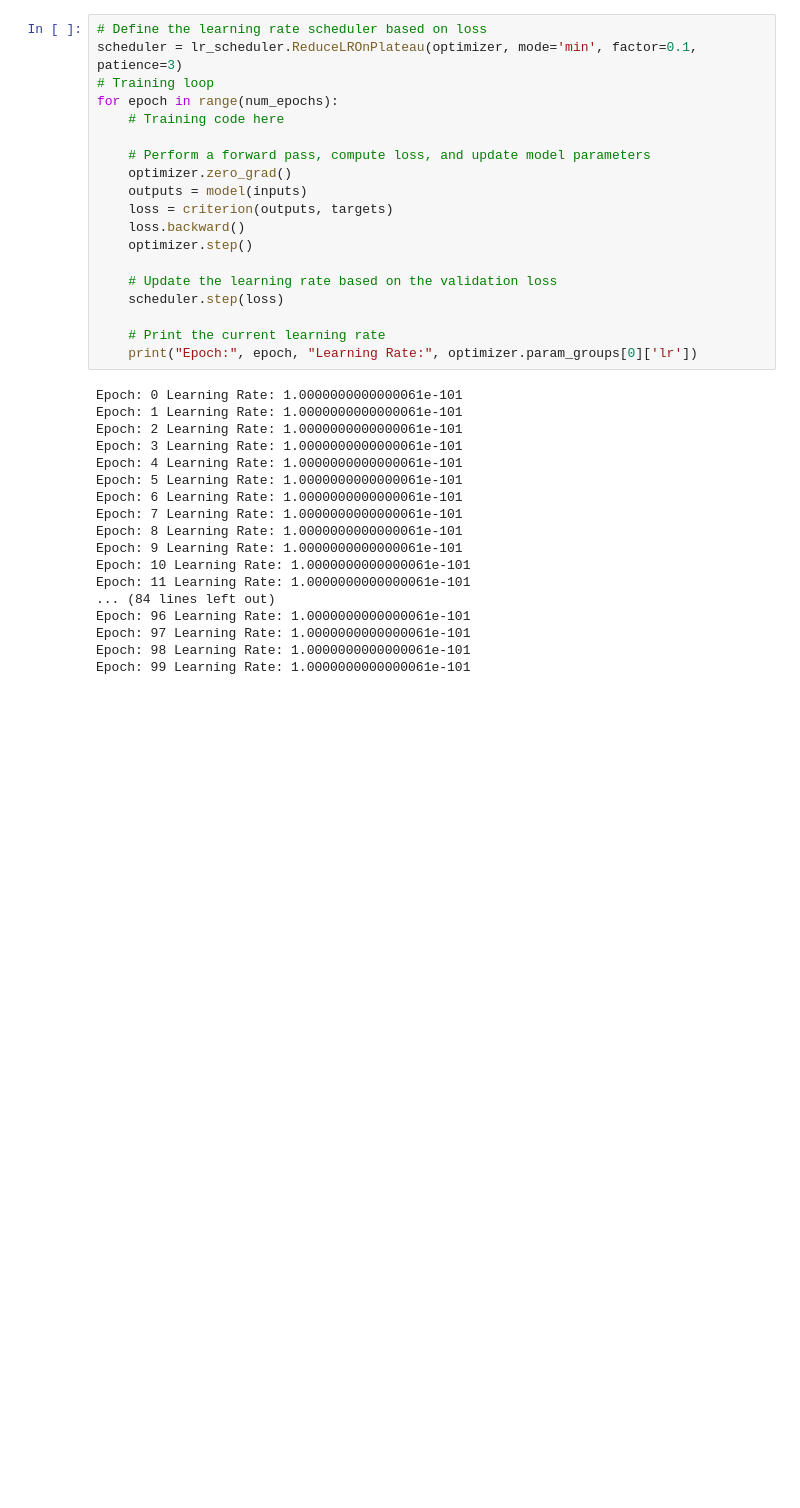
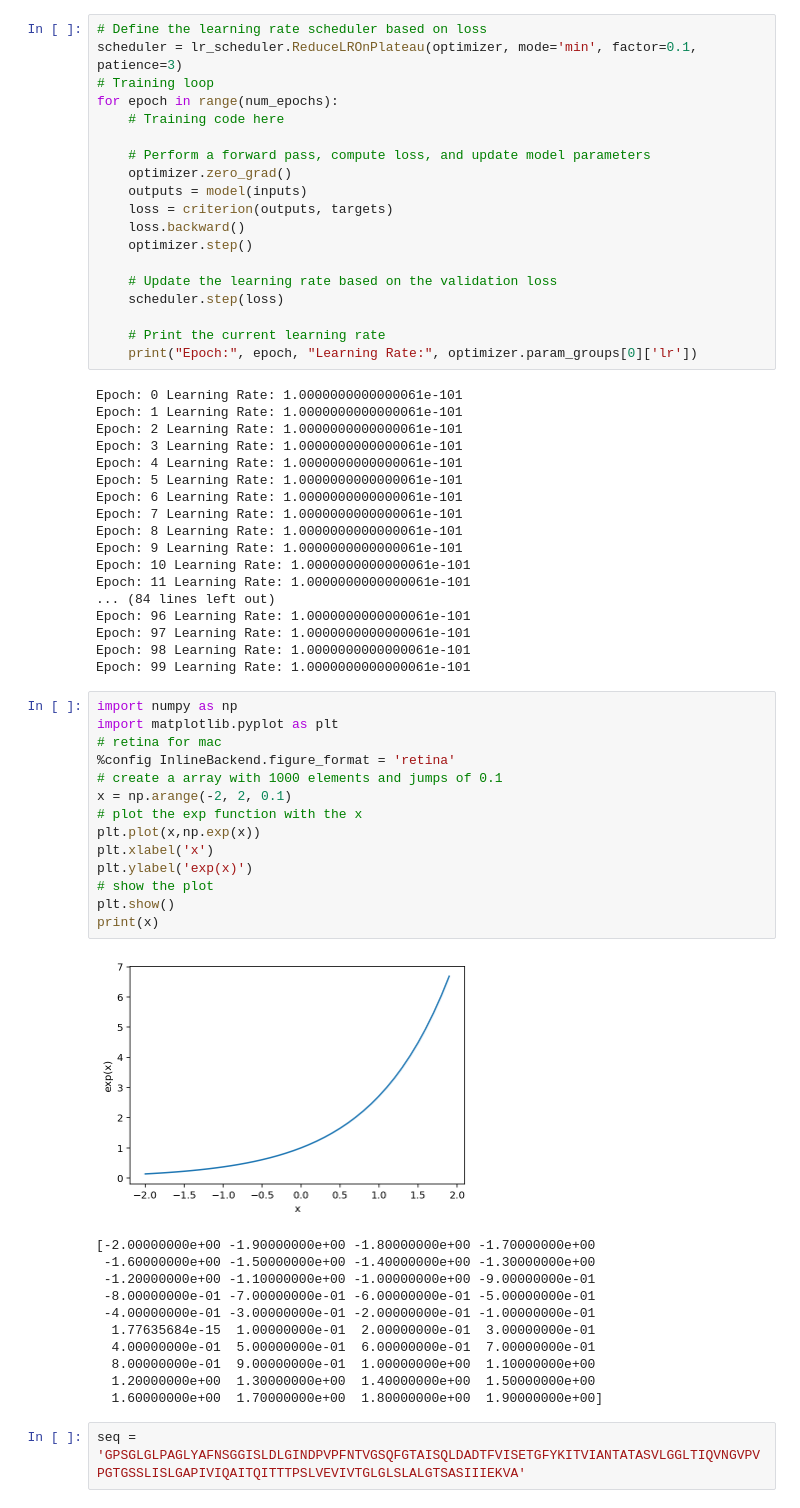
Before and after one commit to nissimbrami/DeepEF-Thesis, a Jupyter notebook: experiments/model_experiment.ipynb, the cells around one changed output. Drawn from its saved outputs; the diff is of its cells as text; blank space fills up the shorter version.

```diff
--- a/experiments/model_experiment.ipynb
+++ b/experiments/model_experiment.ipynb
@@ -527,3 +527,31 @@ Epoch: 96 Learning Rate: 1.0000000000000061e-101
 Epoch: 97 Learning Rate: 1.0000000000000061e-101
 Epoch: 98 Learning Rate: 1.0000000000000061e-101
 Epoch: 99 Learning Rate: 1.0000000000000061e-101
+# %%
+import numpy as np
+import matplotlib.pyplot as plt
+# retina for mac
+%config InlineBackend.figure_format = 'retina'
+# create a array with 1000 elements and jumps of 0.1
+x = np.arange(-2, 2, 0.1)
+# plot the exp function with the x
+plt.plot(x,np.exp(x))
+plt.xlabel('x')
+plt.ylabel('exp(x)')
+# show the plot
+plt.show()
+print(x)
+# %% [output]
+[figure, added]
+[-2.00000000e+00 -1.90000000e+00 -1.80000000e+00 -1.70000000e+00
+ -1.60000000e+00 -1.50000000e+00 -1.40000000e+00 -1.30000000e+00
+ -1.20000000e+00 -1.10000000e+00 -1.00000000e+00 -9.00000000e-01
+ -8.00000000e-01 -7.00000000e-01 -6.00000000e-01 -5.00000000e-01
+ -4.00000000e-01 -3.00000000e-01 -2.00000000e-01 -1.00000000e-01
+  1.77635684e-15  1.00000000e-01  2.00000000e-01  3.00000000e-01
+  4.00000000e-01  5.00000000e-01  6.00000000e-01  7.00000000e-01
+  8.00000000e-01  9.00000000e-01  1.00000000e+00  1.10000000e+00
+  1.20000000e+00  1.30000000e+00  1.40000000e+00  1.50000000e+00
+  1.60000000e+00  1.70000000e+00  1.80000000e+00  1.90000000e+00]
+# %%
+seq = 'GPSGLGLPAGLYAFNSGGISLDLGINDPVPFNTVGSQFGTAISQLDADTFVISETGFYKITVIANTATASVLGGLTIQVNGVPVPGTGSSLISLGAPIVIQAITQITTTPSLVEVIVTGLGLSLALGTSASIIIEKVA'
```
Also changed, not shown: parts of 1 cell of this notebook, 5 other files.
